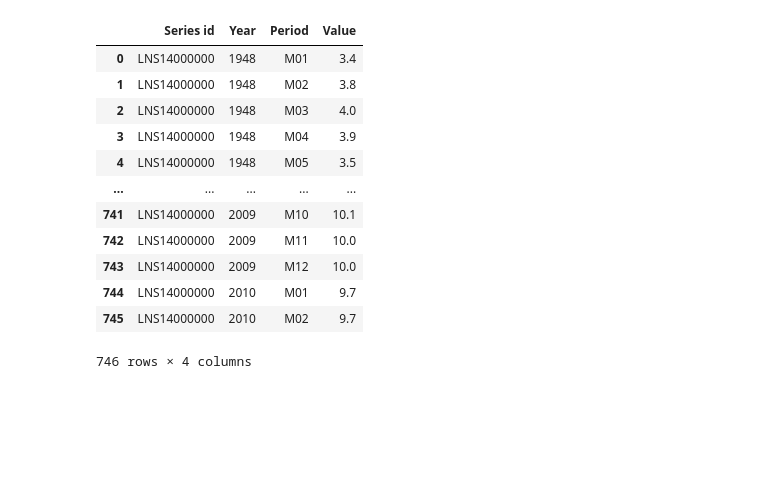
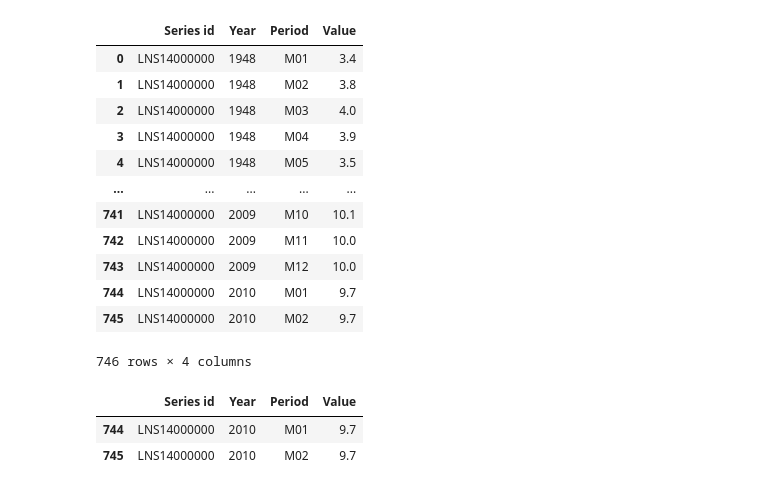
Before and after one commit to samantoz/dsc640-data_presentation, a Jupyter notebook: notebook/ex3.2.ipynb, the cells around one changed output. Saved outputs shown, nothing was run; the diff lists cells and outputs as text; code cells hidden in the pictures; blank space fills up the shorter version.

```diff
--- a/notebook/ex3.2.ipynb
+++ b/notebook/ex3.2.ipynb
@@ -42,3 +43,9 @@ df_unemp
 | 744 | LNS14000000 | 2010 | M01 | 9.7 |
 | 745 | LNS14000000 | 2010 | M02 | 9.7 |
 746 rows × 4 columns
+# %%
+df_unemp[df_unemp['Year']==2010]
+# %% [output]
+|  | Series id | Year | Period | Value |
+| 744 | LNS14000000 | 2010 | M01 | 9.7 |
+| 745 | LNS14000000 | 2010 | M02 | 9.7 |
```
Also changed, not shown: parts of 6 cells of this notebook.
